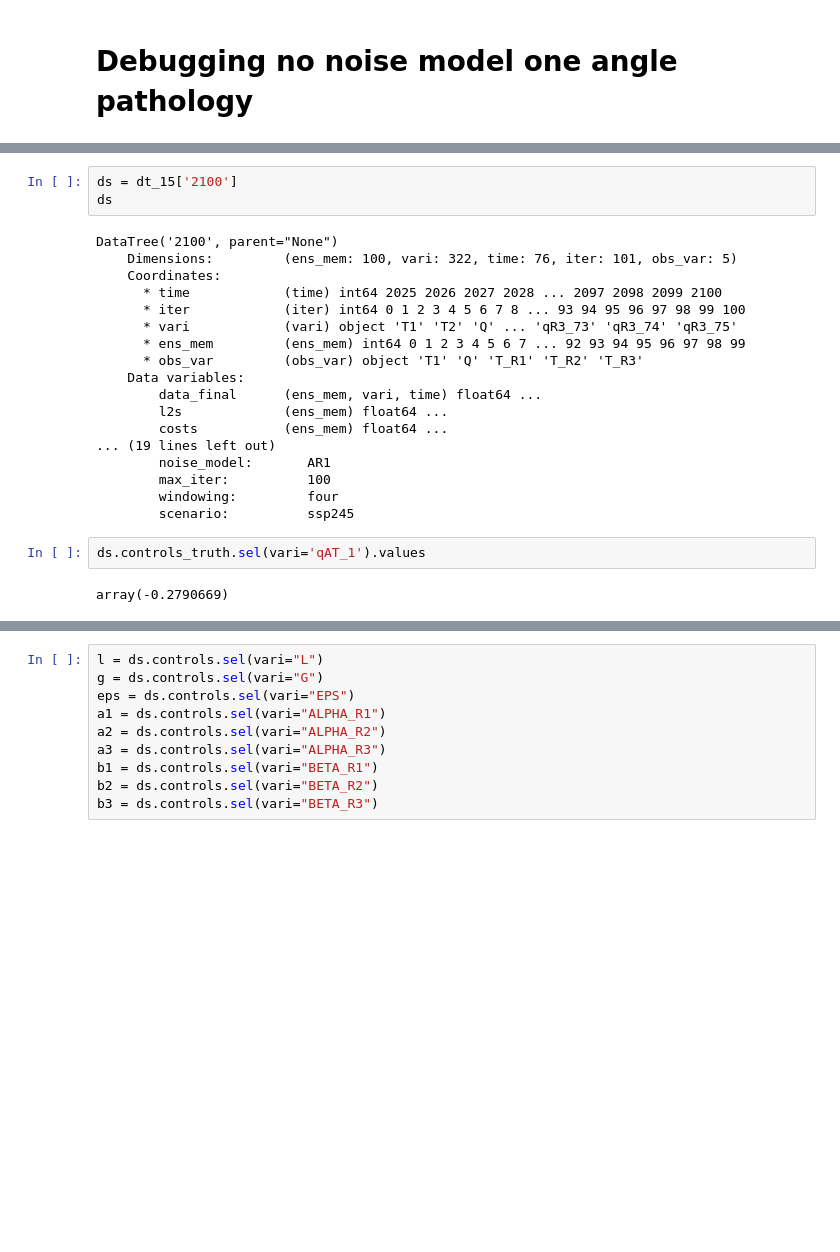
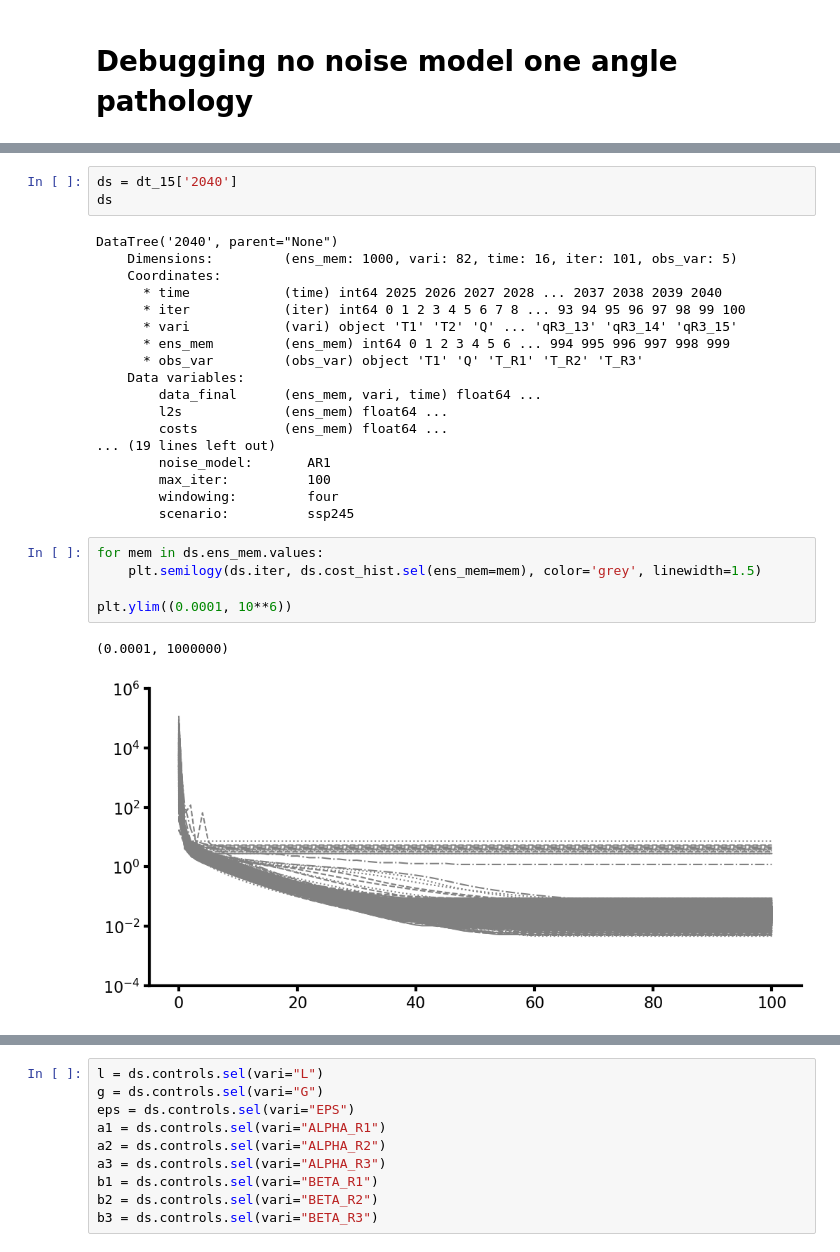
Before and after one commit to adam-bauer-34/learning_sai, a Jupyter notebook: analysis/notebooks/debugging.ipynb, the cells around one changed output, grey strips where cells are left out. Cells and saved outputs as stored; diff of their text form; blank space fills up the shorter version.

```diff
--- a/analysis/notebooks/debugging.ipynb
+++ b/analysis/notebooks/debugging.ipynb
@@ -37,14 +37,14 @@ dt_15 = open_datatree(DATA_DIR_ABS / 'output' / 'pco2geowc3_reg' / 'var-assim-ou
 # %%
-ds = dt_15['2100']
+ds = dt_15['2040']
 ds
 # %% [output]
-DataTree('2100', parent="None")
-    Dimensions:         (ens_mem: 100, vari: 322, time: 76, iter: 101, obs_var: 5)
+DataTree('2040', parent="None")
+    Dimensions:         (ens_mem: 1000, vari: 82, time: 16, iter: 101, obs_var: 5)
     Coordinates:
-      * time            (time) int64 2025 2026 2027 2028 ... 2097 2098 2099 2100
+      * time            (time) int64 2025 2026 2027 2028 ... 2037 2038 2039 2040
       * iter            (iter) int64 0 1 2 3 4 5 6 7 8 ... 93 94 95 96 97 98 99 100
-      * vari            (vari) object 'T1' 'T2' 'Q' ... 'qR3_73' 'qR3_74' 'qR3_75'
-      * ens_mem         (ens_mem) int64 0 1 2 3 4 5 6 7 ... 92 93 94 95 96 97 98 99
+      * vari            (vari) object 'T1' 'T2' 'Q' ... 'qR3_13' 'qR3_14' 'qR3_15'
+      * ens_mem         (ens_mem) int64 0 1 2 3 4 5 6 ... 994 995 996 997 998 999
       * obs_var         (obs_var) object 'T1' 'Q' 'T_R1' 'T_R2' 'T_R3'
     Data variables:
         data_final      (ens_mem, vari, time) float64 ...
@@ -55,8 +55,12 @@ DataTree('2100', parent="None")
         max_iter:          100
         windowing:         four
         scenario:          ssp245
-# %%
-ds.controls_truth.sel(vari='qAT_1').values
-# %% [output]
-array(-0.2790669)
+# %%
+for mem in ds.ens_mem.values:
+    plt.semilogy(ds.iter, ds.cost_hist.sel(ens_mem=mem), color='grey', linewidth=1.5)
+
+plt.ylim((0.0001, 10**6))
+# %% [output]
+(0.0001, 1000000)
+[figure, added]
 # %%
```
Also changed, not shown: parts of 10 cells of this notebook, 4 other files.
